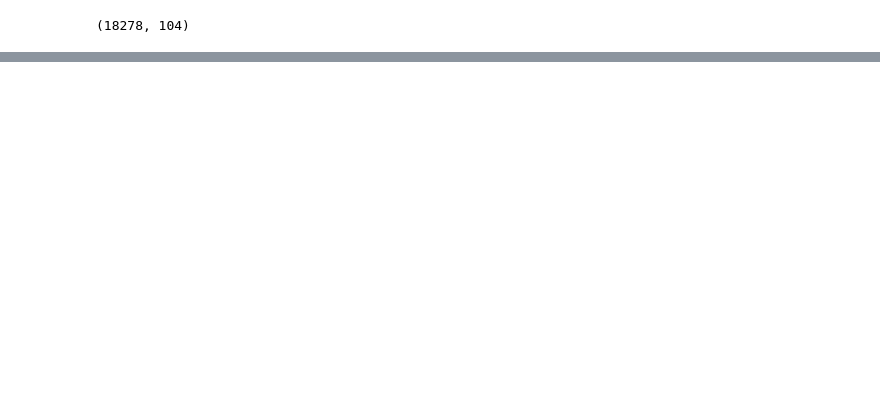
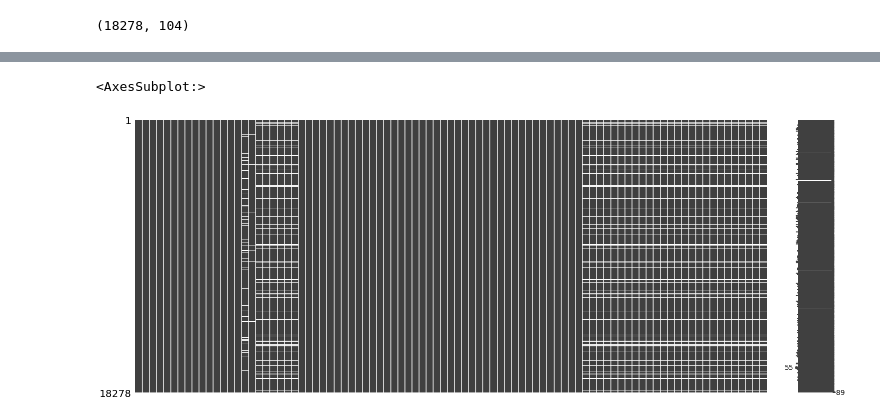
Before and after one commit to mdushetwar/Fifa-Players--EDA-Clustering, a Jupyter notebook: PRCP-1004-Fifa20.ipynb, the cells around one changed output, grey strips where cells are left out. Cells and saved outputs as stored; diff of their text form; code cells hidden in the pictures; blank space fills up the shorter version.

```diff
--- a/PRCP-1004-Fifa20.ipynb
+++ b/PRCP-1004-Fifa20.ipynb
@@ -42,7 +21,7 @@ rb
 # %%
 # filtering out early on columns which would be irrelevant for this project
-irrelvant_cols=['sofifa_id', 'player_url', 'long_name', 'real_face', 'body_type',
-                'team_jersey_number', 'nation_jersey_number']
+irrelvant_cols=['sofifa_id', 'player_url', 'long_name', 'dob','player_positions', 'real_face', 'body_type', 'player_tags','loaned_from', 'joined',
+                'team_jersey_number', 'nation_jersey_number', 'contract_valid_until', 'nation_position', 'player_traits']
 # %%
 fifa= df.drop(irrelvant_cols, axis=1)
 # %%
@@ -73,0 +55,4 @@ players_info.shape
+# %%
+gk_attribute_cols= ['gk_diving', 'gk_handling', 'gk_kicking', 'gk_reflexes', 'gk_speed', 'gk_positioning']
+# %%
+fifa[gk_attribute_cols]=fifa[gk_attribute_cols].fillna(0)
@@ -73,0 +70,5 @@ players_info.shape
+# %%
+msno.matrix(fifa)
+# %% [output]
+<AxesSubplot:>
+[figure, added]
```
Also changed, not shown: parts of 7 cells of this notebook.
